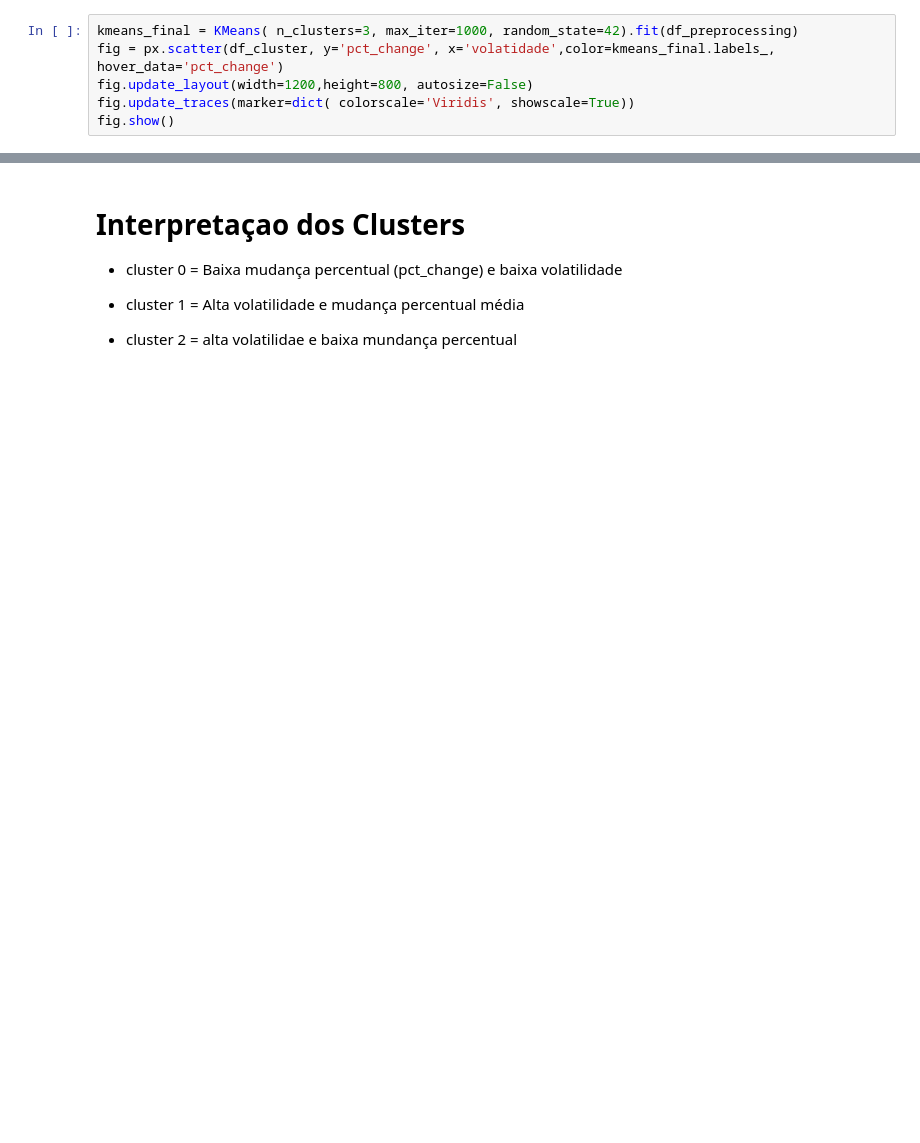
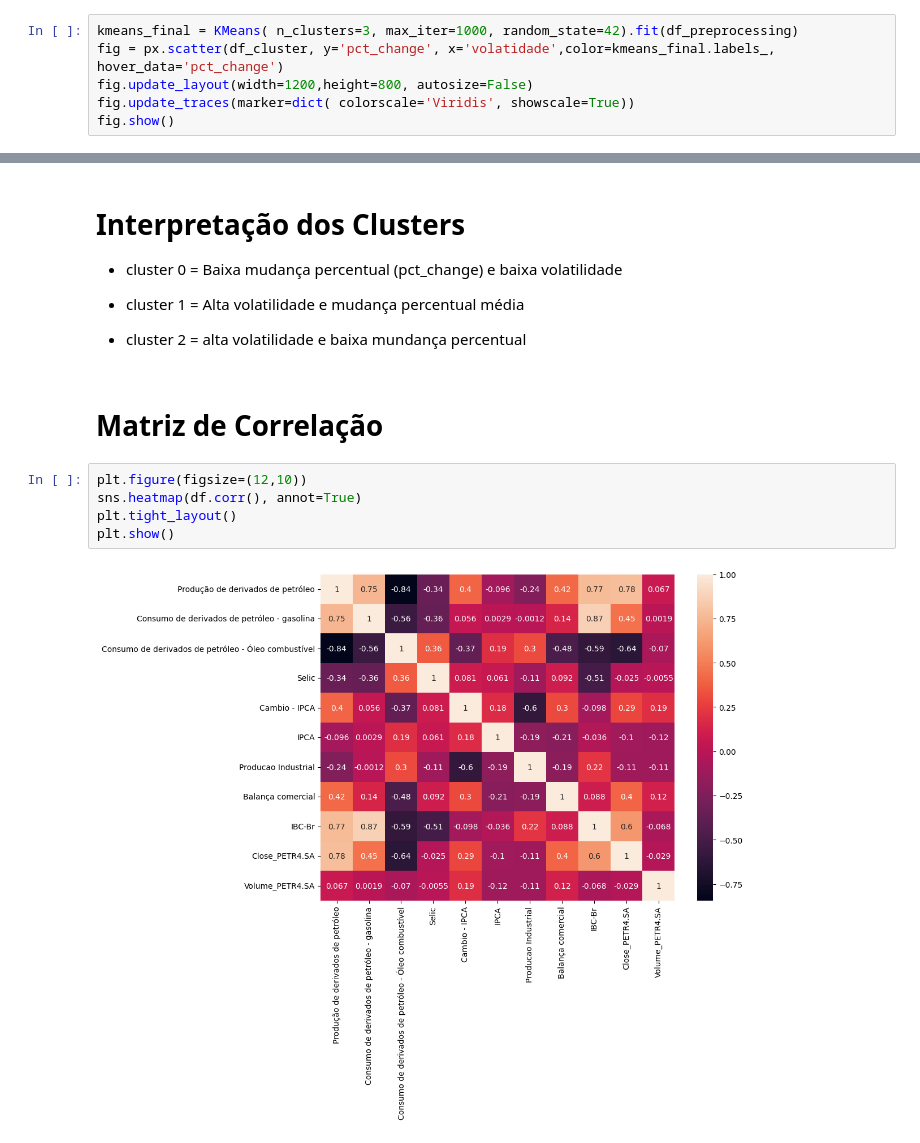
Before and after one commit to WesleySouza13/oil-price-shock-analysis, a Jupyter notebook: notebooks/01_time_series.ipynb, the cells around one changed output, grey strips where cells are left out. Saved outputs shown, nothing was run; the diff lists cells and outputs as text; blank space fills up the shorter version.

```diff
--- a/notebooks/01_time_series.ipynb
+++ b/notebooks/01_time_series.ipynb
@@ -410,9 +405,18 @@ df_cluster
 | Volume_PETR4.SA | 4.583620e+08 | 0.454056 | 1 |
 # %% [markdown]
-# Interpretaçao dos Clusters
+# Interpretação dos Clusters
 
 - cluster 0 = Baixa mudança percentual (pct_change) e baixa volatilidade
 
 - cluster 1 = Alta volatilidade e mudança percentual média
 
-- cluster 2 = alta volatilidae e baixa mundança percentual
+- cluster 2 = alta volatilidade e baixa mundança percentual
+# %% [markdown]
+# Matriz de Correlação
+# %%
+plt.figure(figsize=(12,10))
+sns.heatmap(df.corr(), annot=True)
+plt.tight_layout()
+plt.show()
+# %% [output]
+[figure, added]
```
Also changed, not shown: parts of 22 cells of this notebook, 3 other files.
